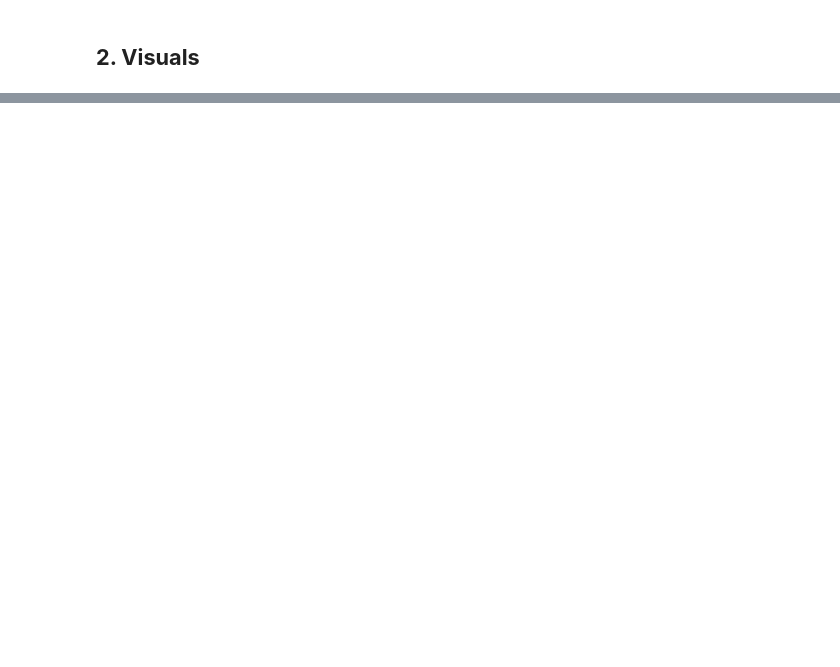
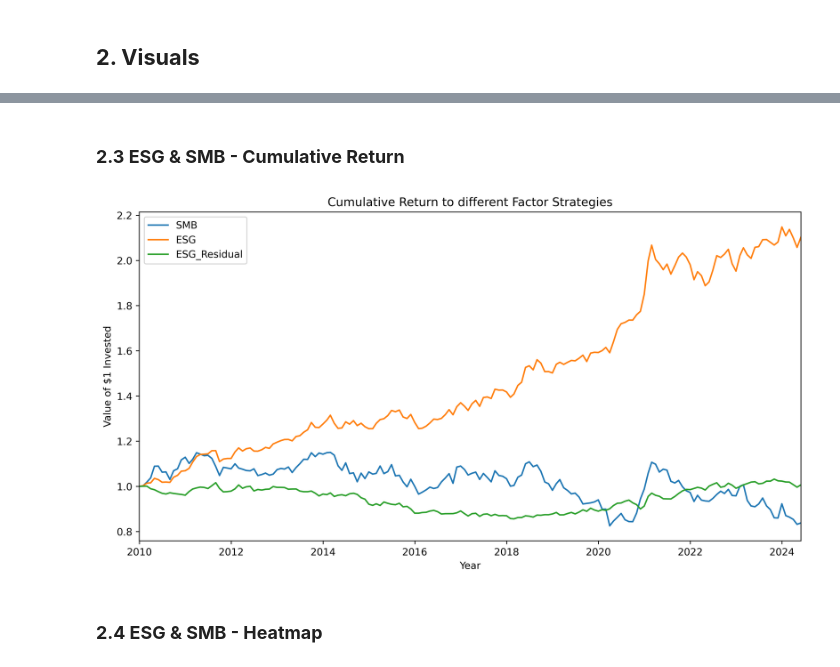
Before and after one commit to lkrsl/multi_factor_modelling_esg_factor_development, a Jupyter notebook: Part3_Further_Visuals_For_Paper.ipynb, the cells around one changed output, grey strips where cells are left out. Saved outputs shown, nothing was run; the diff lists cells and outputs as text; code cells hidden in the pictures; blank space fills up the shorter version.

Commit message:
Updated Visuals for Paper

```diff
--- a/Part3_Further_Visuals_For_Paper.ipynb
+++ b/Part3_Further_Visuals_For_Paper.ipynb
@@ -124,16 +171,18 @@ for factor, values in cumulative_returns.items():
 # %%
-plt.figure(figsize=(12, 6), dpi=600)
+def plotStrategies(plot_data, factors):
 
-for factor in factors:
-    plt.plot(data["Date"], data[f"Cumulative_{factor}"], label = factor)
+  plt.figure(figsize=(12, 6), dpi=600)
 
-plt.title("Cumulative Return to different Factor Strategies")
-plt.xlabel("Year")
-plt.ylabel("Value of $1 Invested")
+  for factor in factors:
+      plt.plot(plot_data["Date"], plot_data[f"Cumulative_{factor}"], label = factor)
 
-plt.legend()
+  plt.title("Cumulative Return to Different Factor Strategies")
+  plt.xlabel("Year")
+  plt.ylabel("Value of $1 Invested")
 
-plt.xlim([data["Date"].min(), data["Date"].max()])
+  plt.legend()
 
-plt.grid(False)
-plt.show()
+  plt.xlim([plot_data["Date"].min(), plot_data["Date"].max()])
+
+  plt.grid(False)
+  plt.show()
@@ -141,0 +189,16 @@ plt.show()
+# %%
+def calculateCumulativeReturns(original_data, used_factors):
+
+  cumulative_returns = {factor: [1.0] for factor in used_factors}
+
+  return_data = original_data[["Date"] + used_factors].dropna().reset_index(drop = True)
+
+  for i in range(1, len(return_data)):
+    for factor in used_factors:
+        prev_cum_return = cumulative_returns[factor][-1]
+        cumulative_returns[factor].append(prev_cum_return * (1 + return_data.at[i, factor]))
+
+  for factor, values in cumulative_returns.items():
+      return_data[f"Cumulative_{factor}"] = values
+
+  return return_data
@@ -141,0 +247,11 @@ plt.show()
+# %% [markdown]
+### **2.3 ESG & SMB - Cumulative Return**
+# %%
+esg_smb_factors = ["SMB", "ESG", "ESG_Residual"]
+esg_smb_data = calculateCumulativeReturns(data, esg_smb_factors)
+# %%
+plotStrategies(esg_smb_data, esg_smb_factors)
+# %% [output]
+[figure, added]
+# %% [markdown]
+### **2.4 ESG & SMB - Heatmap**
```
Also changed, not shown: parts of 23 cells of this notebook.
